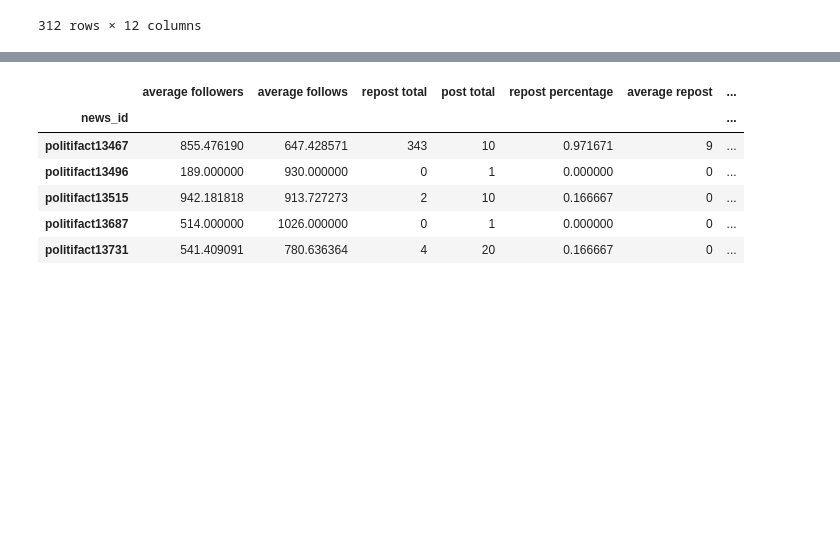
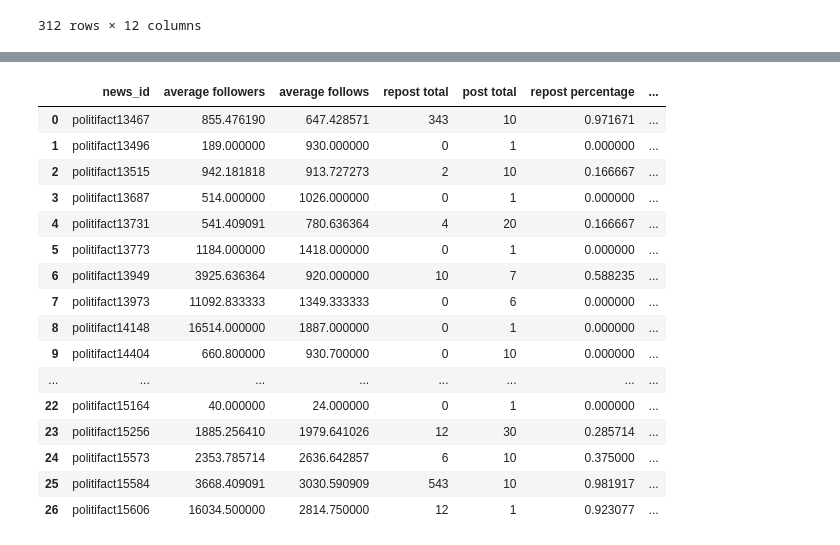
Before and after one commit to celdot/fake_news_bsky_detector, a Jupyter notebook: historical_features_pipeline.ipynb, the cells around one changed output, grey strips where cells are left out. Drawn from its saved outputs; the diff is of its cells as text; code cells hidden in the pictures; blank space fills up the shorter version.

```diff
--- a/historical_features_pipeline.ipynb
+++ b/historical_features_pipeline.ipynb
@@ -228,6 +228,24 @@ politifact_fake_posts[politifact_fake_posts["date"] <= politifact_fake_posts["da
 # %% [output]
 |  | post_uri | post_cid | type | date | news_id | like_count | repost_count | user_name | follower_count | ... |
 | 18 | at://did:plc:3yywugexf2r2jkji6clj... | bafyreibqft7yutjcb6lyumxaui3gmmg3... | post | 2014-07-29 12:05:36+00:00 | politifact13773 | 0 | 0 | arjundevamar.bsky.social | 1184 | ... |
+# %%
+def count_users_within_10_hours(group):
+    # Filter users within 10 hours of the minimum date for each group
+    min_date = group["date"].min()
+    filtered_users = group[group["date"] <= min_date + pd.Timedelta(hours=10)]["user_name"]
+    return filtered_users.nunique()
+# %%
+def calculate_repost_post_counts(group):
+    # Step 1: Filter rows where date is within 1 hour of the minimum date in the group
+    min_date = group["date"].min()
+    filtered_group = group[group["date"] < min_date + pd.Timedelta(hours=1)]
+
+    # Step 2: Count "type" occurrences within the filtered group
+    type_counts = filtered_group["type"].value_counts()
+    repost_count = type_counts.get("repost", 0)  # Safely get the "repost" count
+    post_count = type_counts.get("post", 0)      # Safely get the "post" count
+
+    return pd.Series({"repost_count": repost_count, "post_count": post_count})
 # %%
 def get_features(dataframe, label):
     news_dataframe = dataframe.groupby("news_id")
@@ -285,15 +302,25 @@ def get_features(dataframe, label):
 # %%
 politifact_fake_features = get_features(politifact_fake_posts, 0)
 # %%
-politifact_fake_features.head()
+politifact_fake_features
 # %% [output]
-|  | average followers | average follows | repost total | post total | repost percentage | average repost | ... |
-| news_id |  |  |  |  |  |  | ... |
-| politifact13467 | 855.476190 | 647.428571 | 343 | 10 | 0.971671 | 9 | ... |
-| politifact13496 | 189.000000 | 930.000000 | 0 | 1 | 0.000000 | 0 | ... |
-| politifact13515 | 942.181818 | 913.727273 | 2 | 10 | 0.166667 | 0 | ... |
-| politifact13687 | 514.000000 | 1026.000000 | 0 | 1 | 0.000000 | 0 | ... |
-| politifact13731 | 541.409091 | 780.636364 | 4 | 20 | 0.166667 | 0 | ... |
+|  | news_id | average followers | average follows | repost total | post total | repost percentage | ... |
+| 0 | politifact13467 | 855.476190 | 647.428571 | 343 | 10 | 0.971671 | ... |
+| 1 | politifact13496 | 189.000000 | 930.000000 | 0 | 1 | 0.000000 | ... |
+| 2 | politifact13515 | 942.181818 | 913.727273 | 2 | 10 | 0.166667 | ... |
+| 3 | politifact13687 | 514.000000 | 1026.000000 | 0 | 1 | 0.000000 | ... |
+| 4 | politifact13731 | 541.409091 | 780.636364 | 4 | 20 | 0.166667 | ... |
+| 5 | politifact13773 | 1184.000000 | 1418.000000 | 0 | 1 | 0.000000 | ... |
+| 6 | politifact13949 | 3925.636364 | 920.000000 | 10 | 7 | 0.588235 | ... |
+| 7 | politifact13973 | 11092.833333 | 1349.333333 | 0 | 6 | 0.000000 | ... |
+| 8 | politifact14148 | 16514.000000 | 1887.000000 | 0 | 1 | 0.000000 | ... |
+| 9 | politifact14404 | 660.800000 | 930.700000 | 0 | 10 | 0.000000 | ... |
+| ... | ... | ... | ... | ... | ... | ... | ... |
+| 22 | politifact15164 | 40.000000 | 24.000000 | 0 | 1 | 0.000000 | ... |
+| 23 | politifact15256 | 1885.256410 | 1979.641026 | 12 | 30 | 0.285714 | ... |
+| 24 | politifact15573 | 2353.785714 | 2636.642857 | 6 | 10 | 0.375000 | ... |
+| 25 | politifact15584 | 3668.409091 | 3030.590909 | 543 | 10 | 0.981917 | ... |
+| 26 | politifact15606 | 16034.500000 | 2814.750000 | 12 | 1 | 0.923077 | ... |
 # %%
 politifact_fake_features.info()
 # %% [output]
```
Also changed, not shown: parts of 5 cells of this notebook.
